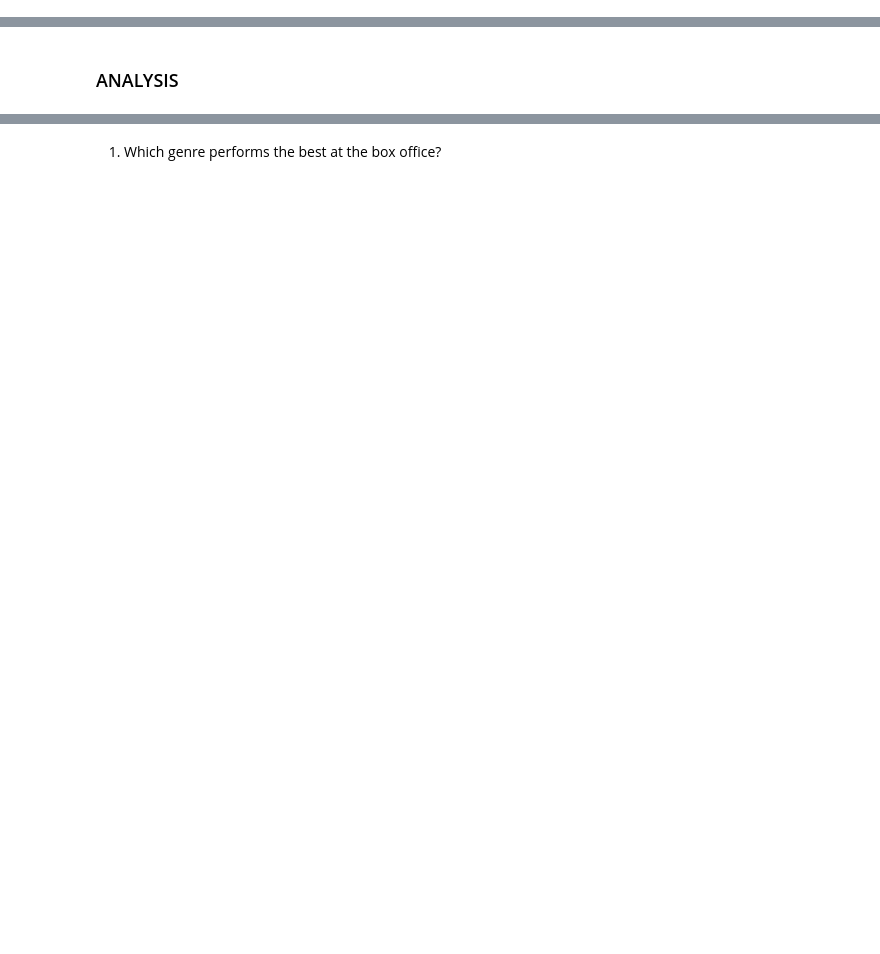
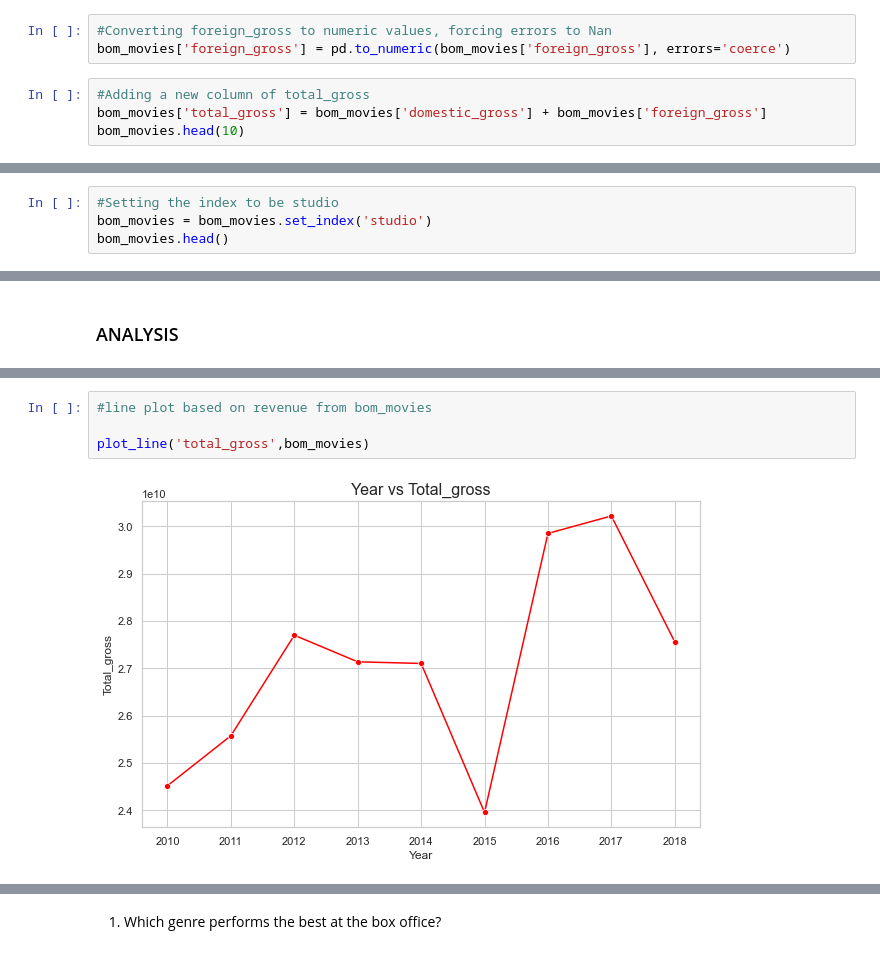
Before and after one commit to Kurgat-Bee/Phase2project, a Jupyter notebook: Group3_p2project.ipynb, the cells around one changed output, grey strips where cells are left out. Drawn from its saved outputs; the diff is of its cells as text; blank space fills up the shorter version.

```diff
--- a/Group3_p2project.ipynb
+++ b/Group3_p2project.ipynb
@@ -716,3 +806,10 @@ bom_movies.shape
 bom_movies.duplicated().sum()
 # %% [output]
 0
+# %%
+#Converting foreign_gross to numeric values, forcing errors to Nan
+bom_movies['foreign_gross'] = pd.to_numeric(bom_movies['foreign_gross'], errors='coerce')
+# %%
+#Adding a new column of total_gross
+bom_movies['total_gross'] = bom_movies['domestic_gross'] + bom_movies['foreign_gross']
+bom_movies.head(10)
@@ -718,0 +828,4 @@ bom_movies.duplicated().sum()
+# %%
+#Setting the index to be studio
+bom_movies = bom_movies.set_index('studio')
+bom_movies.head()
@@ -720,0 +1020,6 @@ bom_movies.duplicated().sum()
+# %%
+#line plot based on revenue from bom_movies
+
+plot_line('total_gross',bom_movies)
+# %% [output]
+[figure, added]
```
Also changed, not shown: parts of 121 cells of this notebook.
